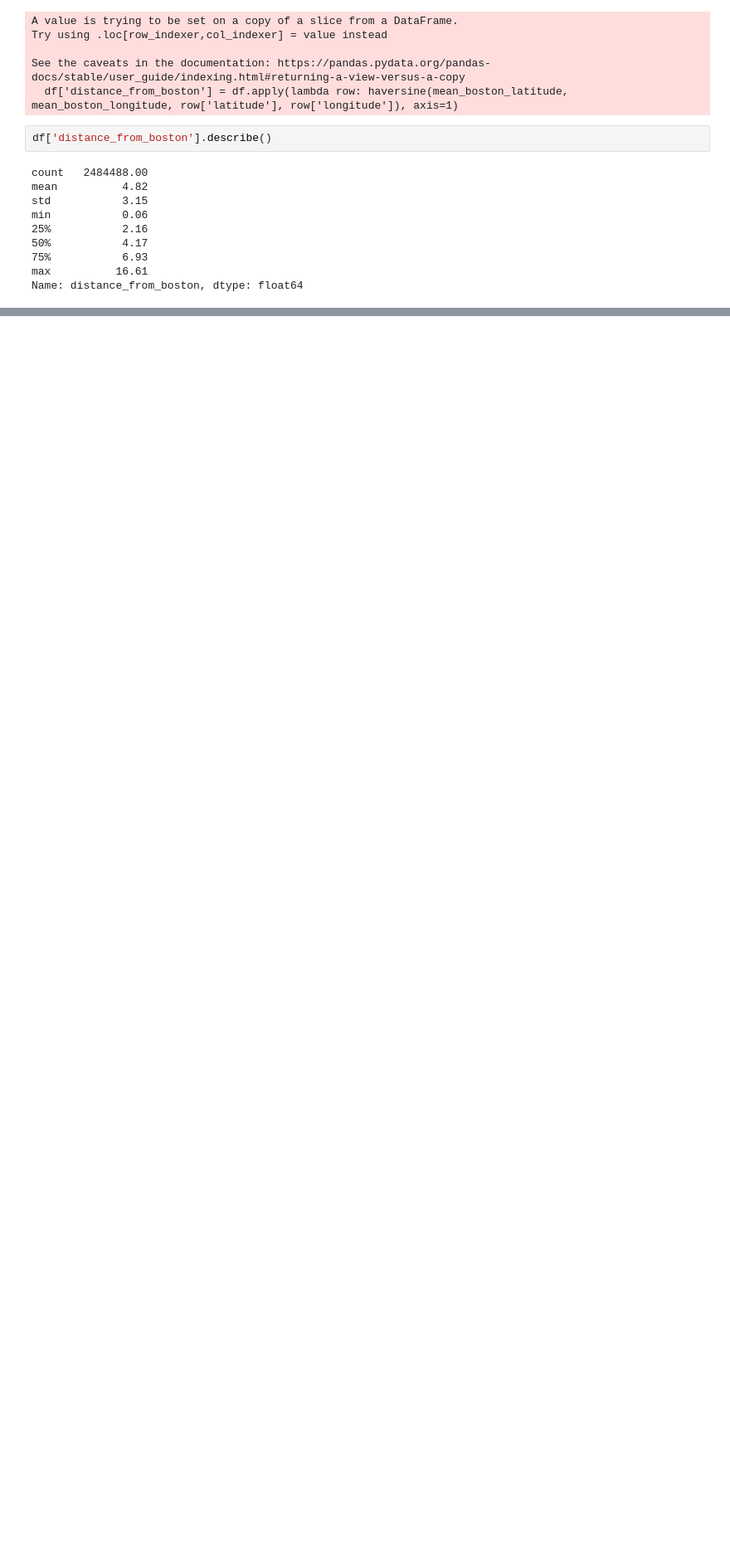
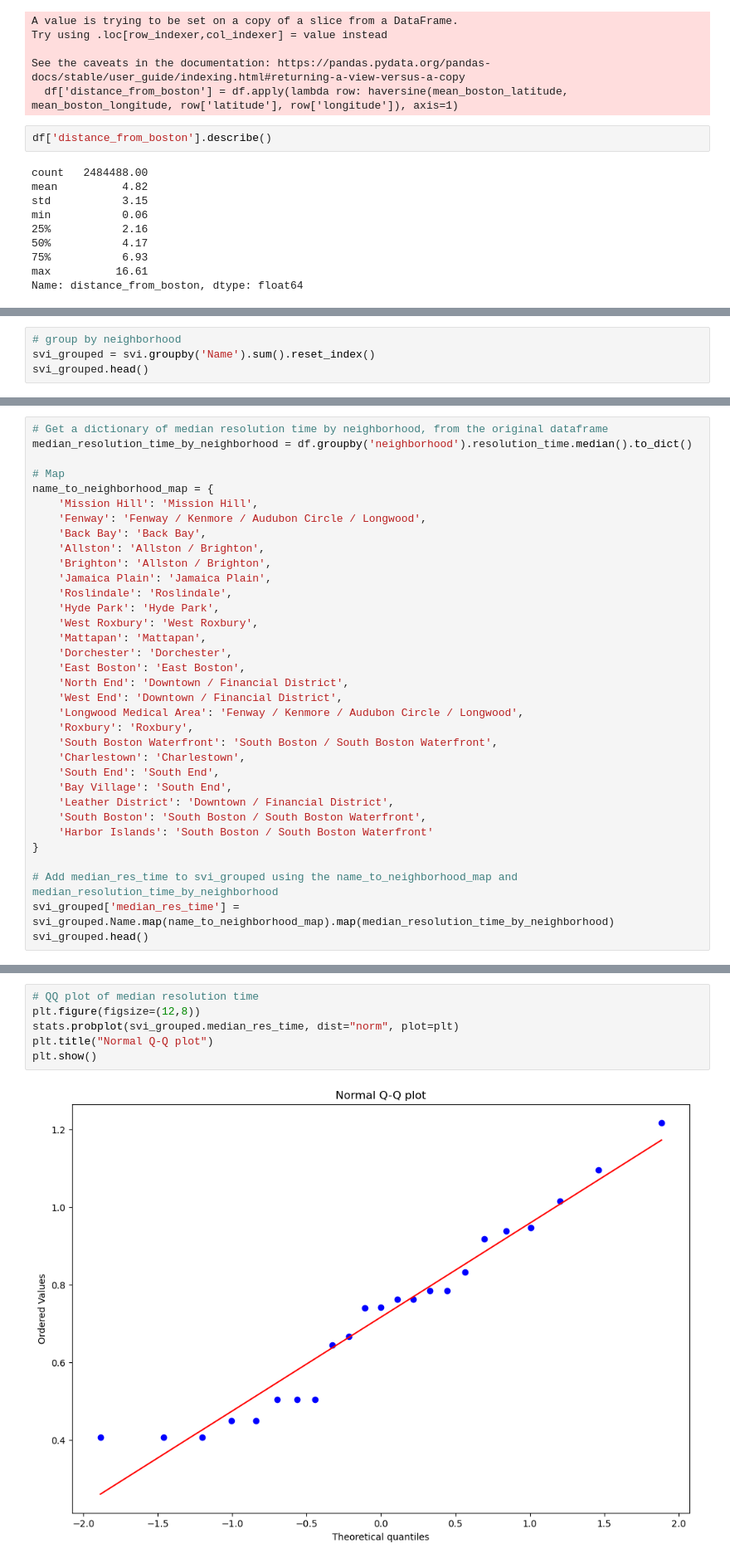
Before and after one commit to Laerk23/CS506-311ServiceTracker, a Jupyter notebook: fa23-team-d/notebooks/final_notebooks/poster_notebook.ipynb, the cells around one changed output, grey strips where cells are left out. Shown at 83% size. Cells and saved outputs as stored; diff of their text form; blank space fills up the shorter version.

```diff
--- a/fa23-team-d/notebooks/final_notebooks/poster_notebook.ipynb
+++ b/fa23-team-d/notebooks/final_notebooks/poster_notebook.ipynb
@@ -205,0 +232,4 @@ plt.show()
+# %%
+# group by neighborhood
+svi_grouped = svi.groupby('Name').sum().reset_index()
+svi_grouped.head()
@@ -205,0 +289,34 @@ plt.show()
+# %%
+# Get a dictionary of median resolution time by neighborhood, from the original dataframe
+median_resolution_time_by_neighborhood = df.groupby('neighborhood').resolution_time.median().to_dict()
+
+# Map
+name_to_neighborhood_map = {
+    'Mission Hill': 'Mission Hill',
+    'Fenway': 'Fenway / Kenmore / Audubon Circle / Longwood',
+    'Back Bay': 'Back Bay',
+    'Allston': 'Allston / Brighton',
+    'Brighton': 'Allston / Brighton',
+    'Jamaica Plain': 'Jamaica Plain',
+    'Roslindale': 'Roslindale',
+    'Hyde Park': 'Hyde Park',
+    'West Roxbury': 'West Roxbury',
+    'Mattapan': 'Mattapan',
+    'Dorchester': 'Dorchester',
+    'East Boston': 'East Boston',
+    'North End': 'Downtown / Financial District',
+    'West End': 'Downtown / Financial District',
+    'Longwood Medical Area': 'Fenway / Kenmore / Audubon Circle / Longwood',
+    'Roxbury': 'Roxbury',
+    'South Boston Waterfront': 'South Boston / South Boston Waterfront',
+    'Charlestown': 'Charlestown',
+    'South End': 'South End',
+    'Bay Village': 'South End',
+    'Leather District': 'Downtown / Financial District',
+    'South Boston': 'South Boston / South Boston Waterfront',
+    'Harbor Islands': 'South Boston / South Boston Waterfront'
+}
+
+# Add median_res_time to svi_grouped using the name_to_neighborhood_map and median_resolution_time_by_neighborhood
+svi_grouped['median_res_time'] = svi_grouped.Name.map(name_to_neighborhood_map).map(median_resolution_time_by_neighborhood)
+svi_grouped.head()
@@ -205,0 +330,8 @@ plt.show()
+# %%
+# QQ plot of median resolution time
+plt.figure(figsize=(12,8))
+stats.probplot(svi_grouped.median_res_time, dist="norm", plot=plt)
+plt.title("Normal Q-Q plot")
+plt.show()
+# %% [output]
+[figure, added]
```
Also changed, not shown: parts of 16 cells of this notebook.
